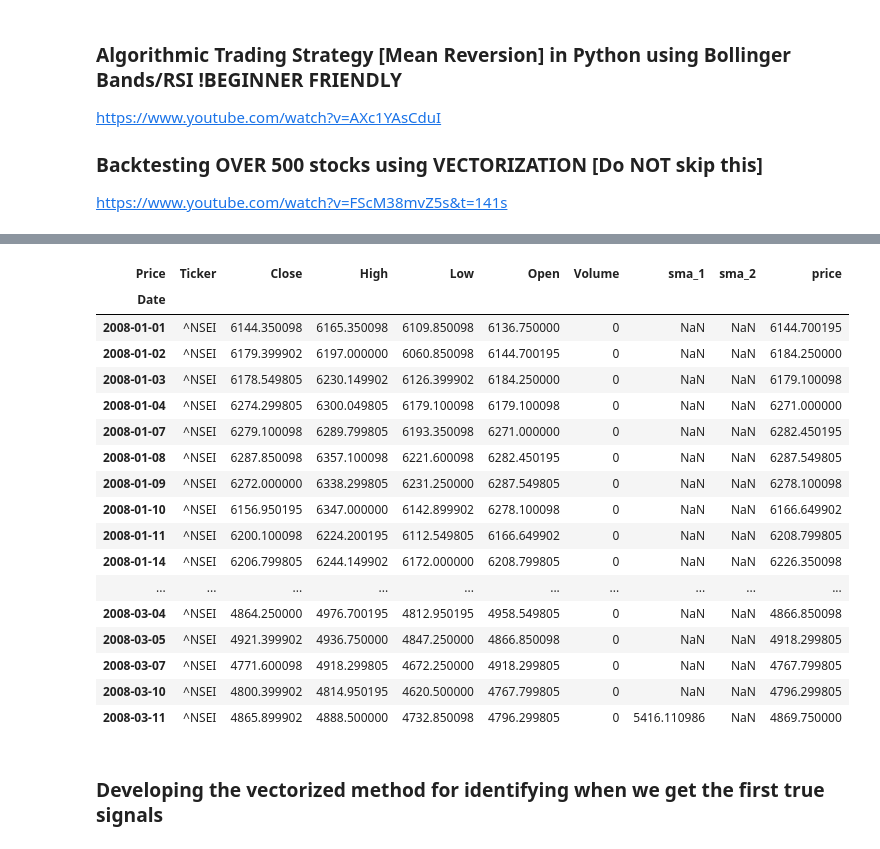
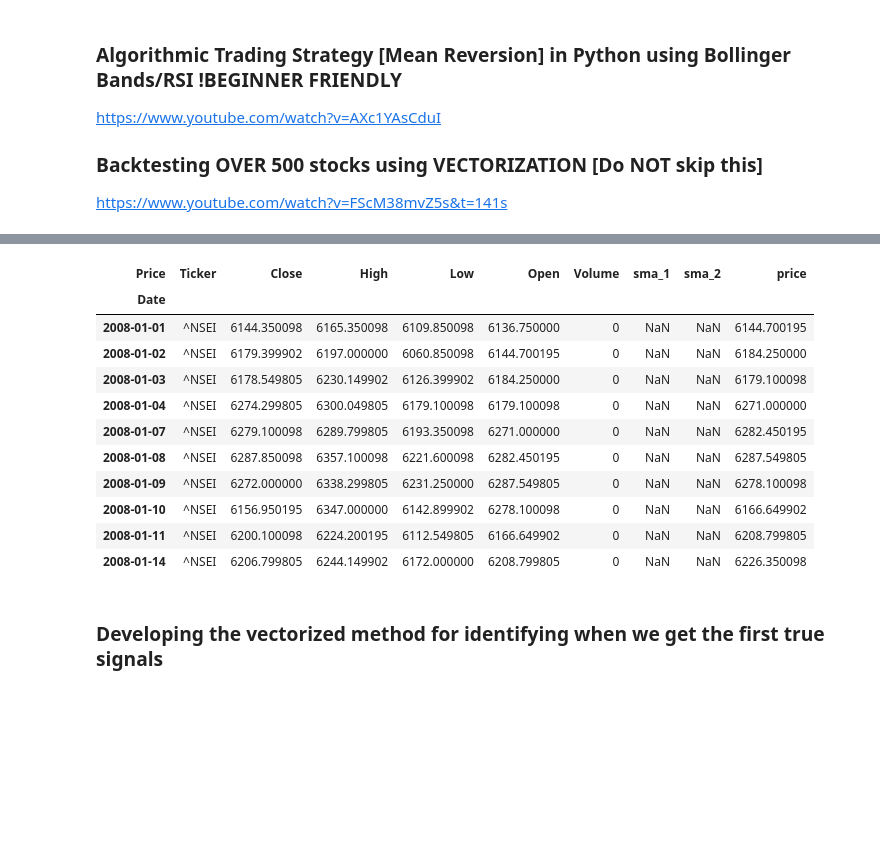
Before and after one commit to Rigava/Load-Nifty-Data, a Jupyter notebook: MonteCarlo/generate_data.ipynb, the cells around one changed output, grey strips where cells are left out. Saved outputs shown, nothing was run; the diff lists cells and outputs as text; code cells hidden in the pictures; blank space fills up the shorter version.

```diff
--- a/MonteCarlo/generate_data.ipynb
+++ b/MonteCarlo/generate_data.ipynb
@@ -21,25 +22,19 @@ data['sma_2']=data['Close'].rolling(window=100).mean()
 # %%
 data['price']= data['Open'].shift(-1)
-data[:50]
+data[:10]
 # %% [output]
 | Price | Ticker | Close | High | Low | Open | Volume | sma_1 | sma_2 | price |
 | Date |  |  |  |  |  |  |  |  |  |
 | 2008-01-01 | ^NSEI | 6144.350098 | 6165.350098 | 6109.850098 | 6136.750000 | 0 | NaN | NaN | 6144.700195 |
 | 2008-01-02 | ^NSEI | 6179.399902 | 6197.000000 | 6060.850098 | 6144.700195 | 0 | NaN | NaN | 6184.250000 |
 | 2008-01-03 | ^NSEI | 6178.549805 | 6230.149902 | 6126.399902 | 6184.250000 | 0 | NaN | NaN | 6179.100098 |
 | 2008-01-04 | ^NSEI | 6274.299805 | 6300.049805 | 6179.100098 | 6179.100098 | 0 | NaN | NaN | 6271.000000 |
 | 2008-01-07 | ^NSEI | 6279.100098 | 6289.799805 | 6193.350098 | 6271.000000 | 0 | NaN | NaN | 6282.450195 |
 | 2008-01-08 | ^NSEI | 6287.850098 | 6357.100098 | 6221.600098 | 6282.450195 | 0 | NaN | NaN | 6287.549805 |
 | 2008-01-09 | ^NSEI | 6272.000000 | 6338.299805 | 6231.250000 | 6287.549805 | 0 | NaN | NaN | 6278.100098 |
 | 2008-01-10 | ^NSEI | 6156.950195 | 6347.000000 | 6142.899902 | 6278.100098 | 0 | NaN | NaN | 6166.649902 |
 | 2008-01-11 | ^NSEI | 6200.100098 | 6224.200195 | 6112.549805 | 6166.649902 | 0 | NaN | NaN | 6208.799805 |
 | 2008-01-14 | ^NSEI | 6206.799805 | 6244.149902 | 6172.000000 | 6208.799805 | 0 | NaN | NaN | 6226.350098 |
-| ... | ... | ... | ... | ... | ... | ... | ... | ... | ... |
-| 2008-03-04 | ^NSEI | 4864.250000 | 4976.700195 | 4812.950195 | 4958.549805 | 0 | NaN | NaN | 4866.850098 |
-| 2008-03-05 | ^NSEI | 4921.399902 | 4936.750000 | 4847.250000 | 4866.850098 | 0 | NaN | NaN | 4918.299805 |
-| 2008-03-07 | ^NSEI | 4771.600098 | 4918.299805 | 4672.250000 | 4918.299805 | 0 | NaN | NaN | 4767.799805 |
-| 2008-03-10 | ^NSEI | 4800.399902 | 4814.950195 | 4620.500000 | 4767.799805 | 0 | NaN | NaN | 4796.299805 |
-| 2008-03-11 | ^NSEI | 4865.899902 | 4888.500000 | 4732.850098 | 4796.299805 | 0 | 5416.110986 | NaN | 4869.750000 |
 # %%
 import plotly.graph_objects as go
 fig = go.Figure()
```
Also changed, not shown: parts of 2 cells of this notebook, 9 other files.
